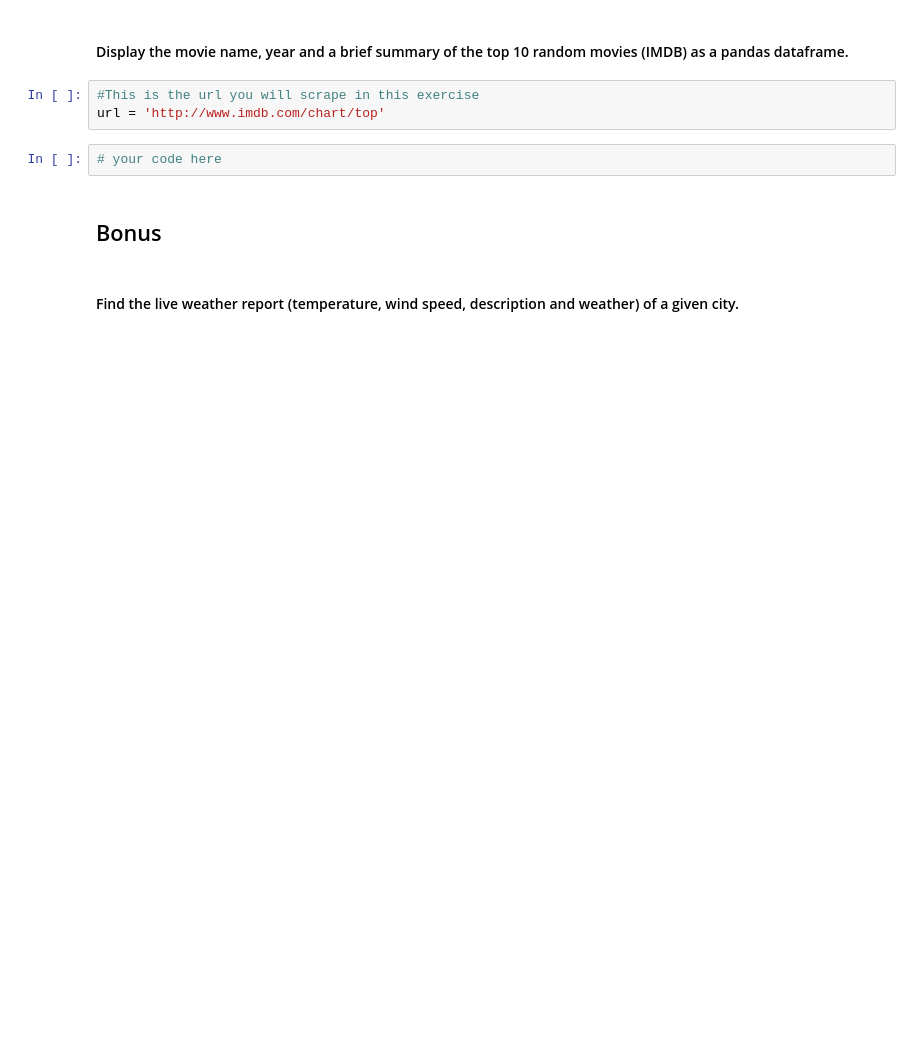
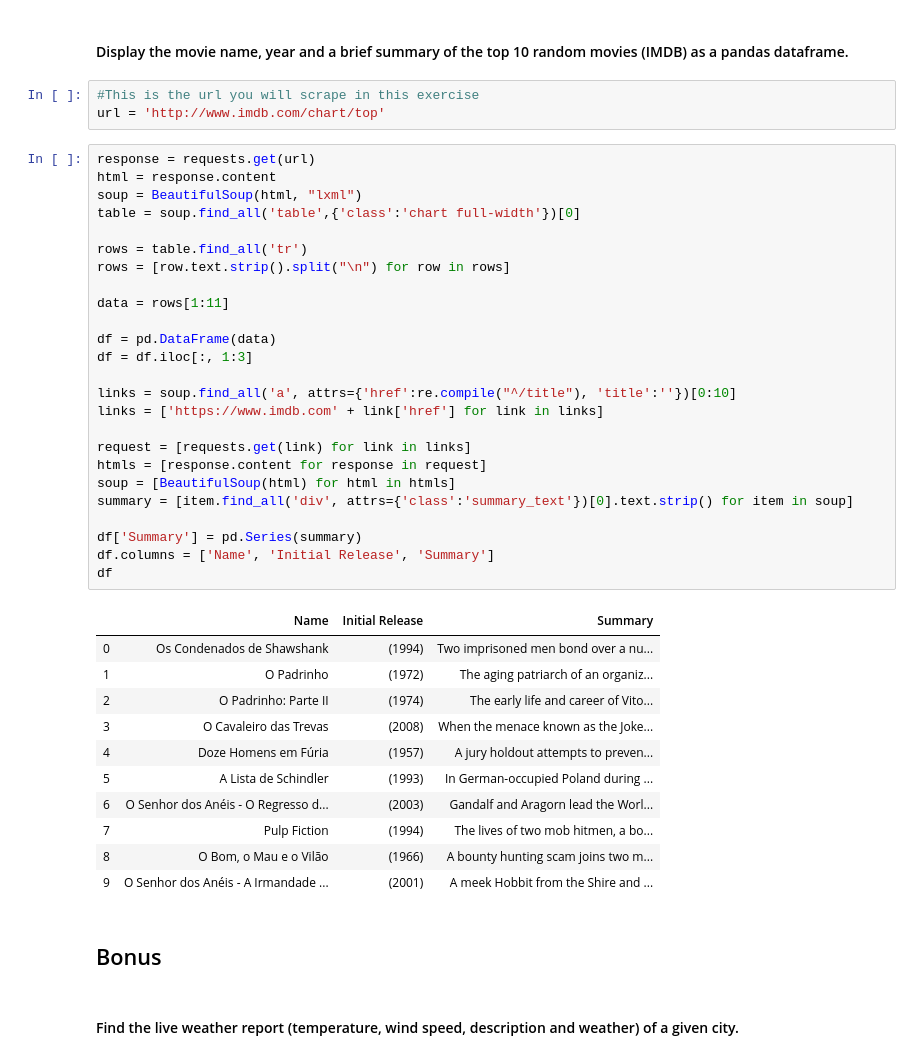
Before and after one commit to ta-data-lis/lab-web-scraping, a Jupyter notebook: your-code/main.ipynb, the cells around one changed output. Drawn from its saved outputs; the diff is of its cells as text; blank space fills up the shorter version.

```diff
--- a/your-code/main.ipynb
+++ b/your-code/main.ipynb
@@ -170,8 +386,43 @@ url = 'https://www.imdb.com/chart/top'
 # %%
 #This is the url you will scrape in this exercise
 url = 'http://www.imdb.com/chart/top'
-# %%
-# your code here
+# %%
+response = requests.get(url)
+html = response.content
+soup = BeautifulSoup(html, "lxml")
+table = soup.find_all('table',{'class':'chart full-width'})[0]
+
+rows = table.find_all('tr')
+rows = [row.text.strip().split("\n") for row in rows]
+
+data = rows[1:11]
+
+df = pd.DataFrame(data)
+df = df.iloc[:, 1:3]
+
+links = soup.find_all('a', attrs={'href':re.compile("^/title"), 'title':''})[0:10]
+links = ['https://www.imdb.com' + link['href'] for link in links]
+
+request = [requests.get(link) for link in links]
+htmls = [response.content for response in request]
+soup = [BeautifulSoup(html) for html in htmls]
+summary = [item.find_all('div', attrs={'class':'summary_text'})[0].text.strip() for item in soup]
+
+df['Summary'] = pd.Series(summary)
+df.columns = ['Name', 'Initial Release', 'Summary']
+df
+# %% [output]
+|  | Name | Initial Release | Summary |
+| 0 | Os Condenados de Shawshank | (1994) | Two imprisoned men bond over a nu... |
+| 1 | O Padrinho | (1972) | The aging patriarch of an organiz... |
+| 2 | O Padrinho: Parte II | (1974) | The early life and career of Vito... |
+| 3 | O Cavaleiro das Trevas | (2008) | When the menace known as the Joke... |
+| 4 | Doze Homens em Fúria | (1957) | A jury holdout attempts to preven... |
+| 5 | A Lista de Schindler | (1993) | In German-occupied Poland during ... |
+| 6 | O Senhor dos Anéis - O Regresso d... | (2003) | Gandalf and Aragorn lead the Worl... |
+| 7 | Pulp Fiction | (1994) | The lives of two mob hitmen, a bo... |
+| 8 | O Bom, o Mau e o Vilão | (1966) | A bounty hunting scam joins two m... |
+| 9 | O Senhor dos Anéis - A Irmandade ... | (2001) | A meek Hobbit from the Shire and ... |
 # %% [markdown]
 ## Bonus
 # %% [markdown]
```
Also changed, not shown: parts of 30 cells of this notebook.
